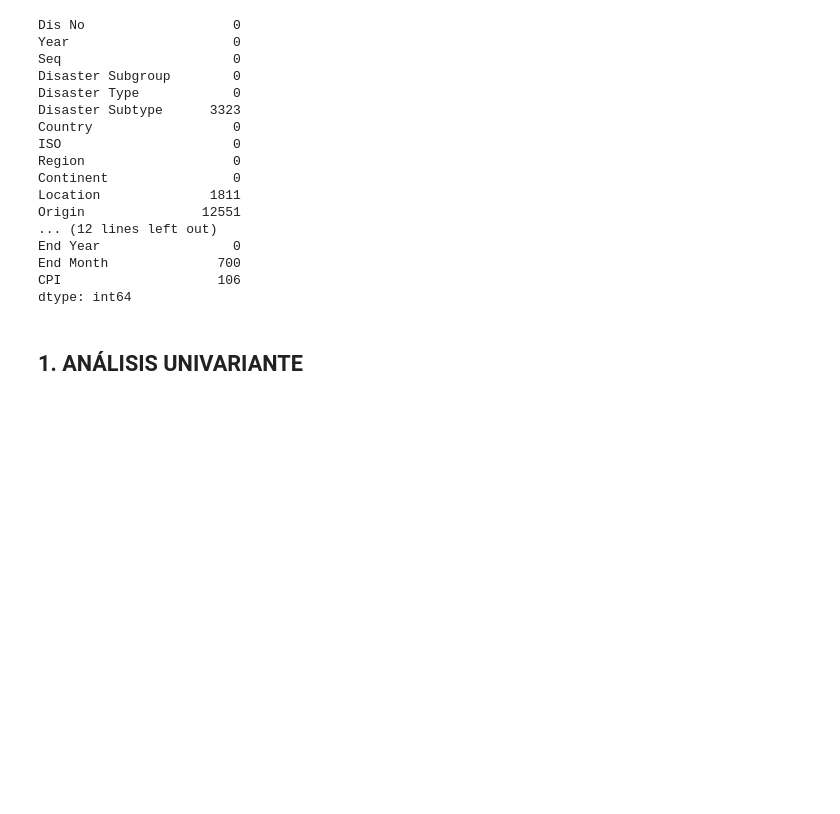
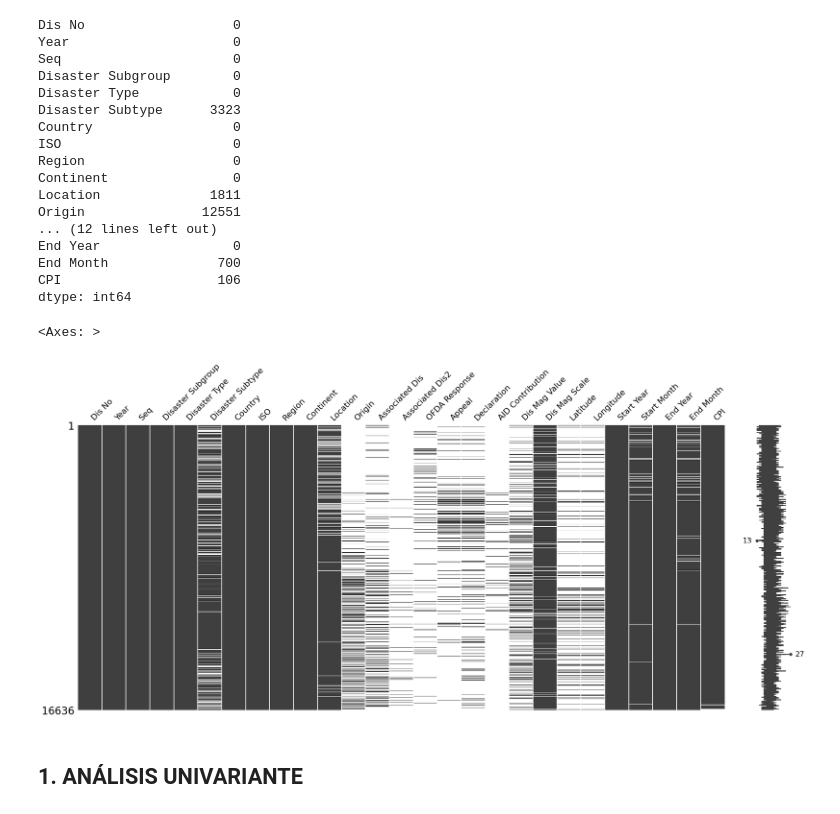
Before and after one commit to AleDataAnalyst/grupo2_desastresnaturales, a Jupyter notebook: Notebooks/01LimpiarDatos/01_Ele_ReducirColumnas.ipynb, the cells around one changed output. Cells and saved outputs as stored; diff of their text form; code cells hidden in the pictures; blank space fills up the shorter version.

```diff
--- a/Notebooks/01LimpiarDatos/01_Ele_ReducirColumnas.ipynb
+++ b/Notebooks/01LimpiarDatos/01_Ele_ReducirColumnas.ipynb
@@ -140,6 +140,13 @@ End Year                 0
 End Month              700
 CPI                    106
 dtype: int64
+# %%
+import missingno as msno
+%matplotlib inline
+msno.matrix(df)
+# %% [output]
+<Axes: >
+[figure, added]
 # %% [markdown]
 ## 1. ANÁLISIS UNIVARIANTE
 # %% [markdown]
```
Also changed, not shown: parts of 5 cells of this notebook, 1 other file.
